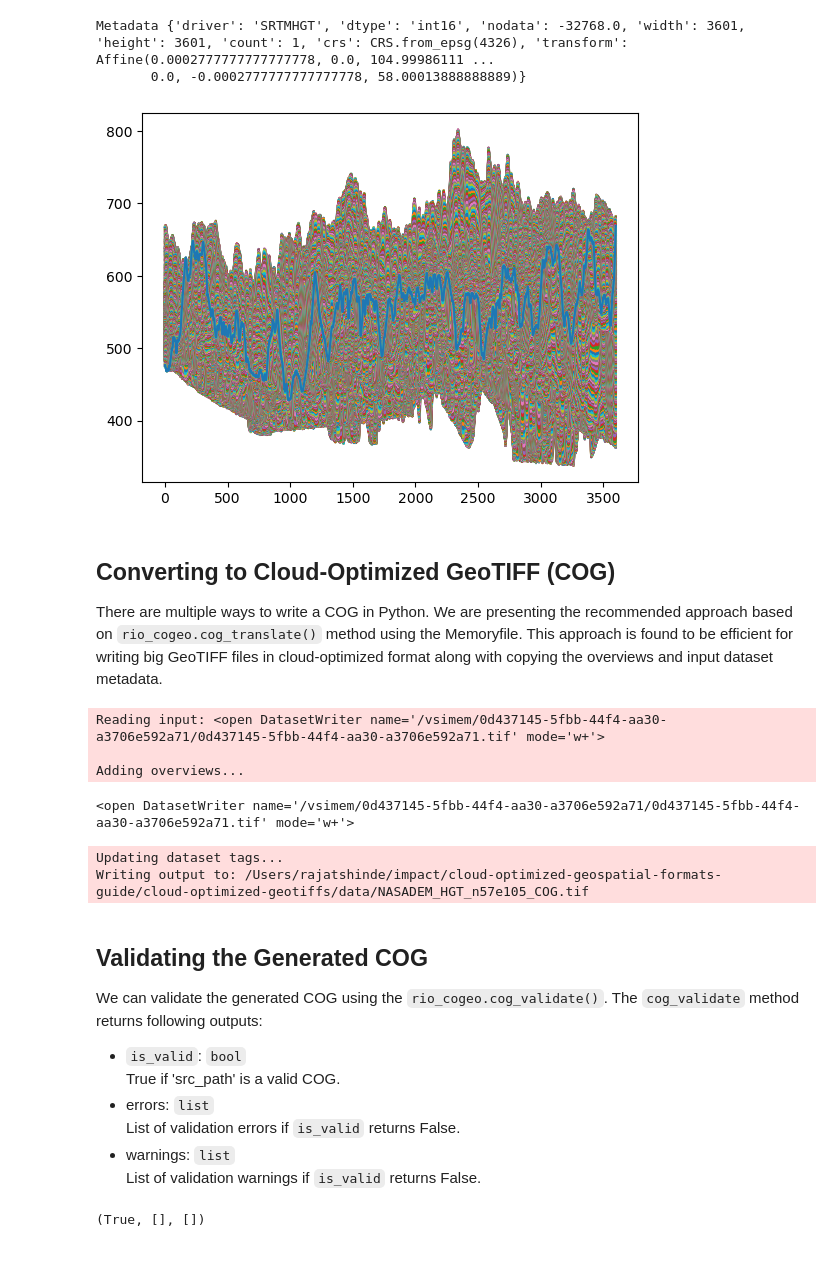
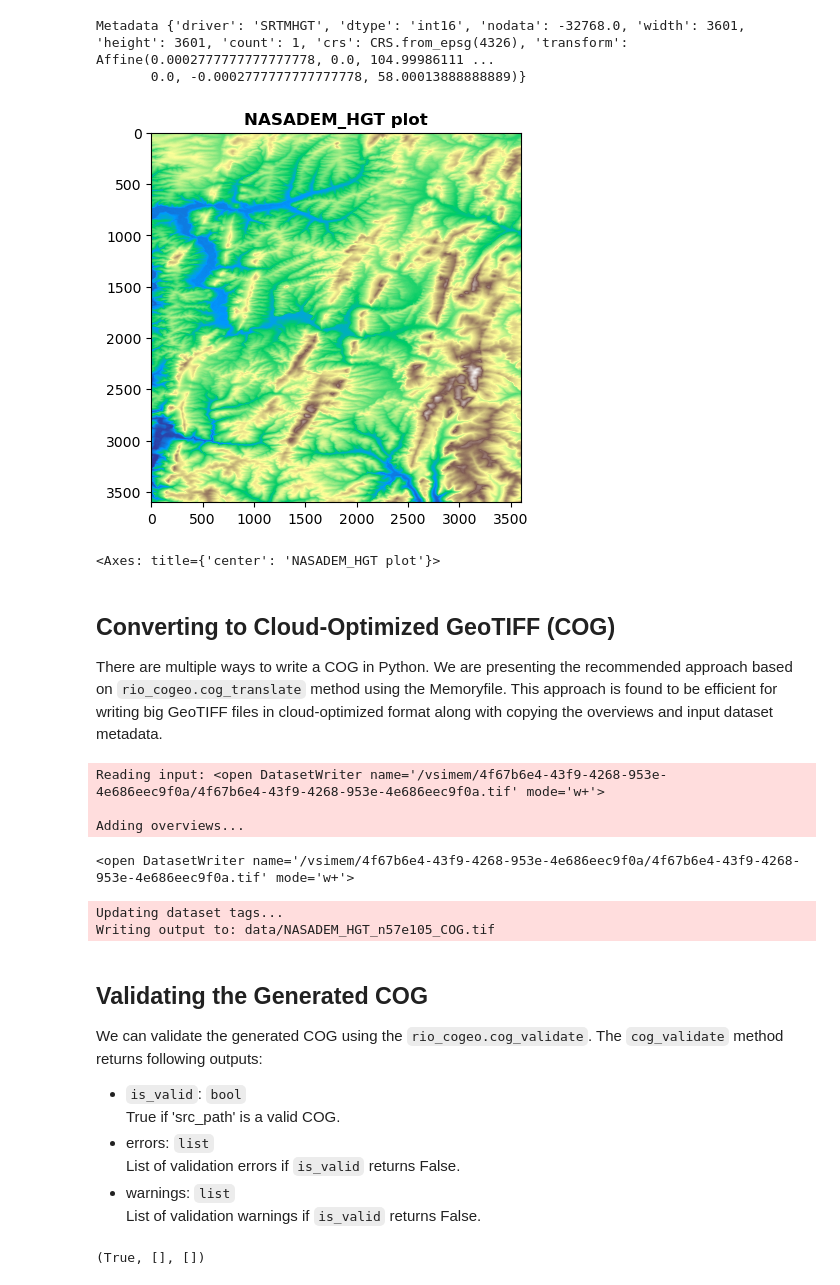
Before and after one commit to cloudnativegeo/cloud-optimized-geospatial-formats-guide, a Jupyter notebook: cloud-optimized-geotiffs/writing-cogs-in-python.ipynb, the cells around one changed output. Cells and saved outputs as stored; diff of their text form; code cells hidden in the pictures; blank space fills up the shorter version.

```diff
--- a/cloud-optimized-geotiffs/writing-cogs-in-python.ipynb
+++ b/cloud-optimized-geotiffs/writing-cogs-in-python.ipynb
@@ -92,10 +94,10 @@ Additionally, we will be using `rasterio.open()` in a `rasterio.Env()` so as to
 # %%
-#Getting the current working directory
+# Getting current working directory
 base_dir = os.getcwd()
 
 #Extracting nXXXeXXX information from the filename
 zip_filename = nasa_dem_filename.split('/')[-1].split('_')[-1] # n57e105.hgt
 hgt_filename = zip_filename.replace('zip', 'hgt')
 
-# "zip:///Users/rajatshinde/impact/cloud-optimized-geospatial-formats-guide/cloud-optimized-geotiffs/data/NASADEM_HGT_n57e105.zip!n57e105.hgt"
-hgt_file_path = "zip:///" + os.path.join(base_dir, nasa_dem_filename) + f"!{hgt_filename}"
+# "zip://data/NASADEM_HGT_n57e105.zip!n57e105.hgt"
+hgt_file_path = "zip://" + nasa_dem_filename + f"!{hgt_filename}"
@@ -115,30 +115,34 @@ print("Metadata", kwargs)
 # %% [output]
 Metadata {'driver': 'SRTMHGT', 'dtype': 'int16', 'nodata': -32768.0, 'width': 3601, 'height': 3601, 'count': 1, 'crs': CRS.from_epsg(4326), 'transform': Affine(0.0002777777777777778, 0.0, 104.99986111 ...
        0.0, -0.0002777777777777778, 58.00013888888889)}
-# %%
-import matplotlib.pyplot as plt
-plt.plot(arr[0])
-plt.show()
-# %% [output]
-[figure, removed]
+# %%
+from rasterio.plot import show
+show(arr[0], cmap = 'terrain', title="NASADEM_HGT plot", label)
+# %% [output]
+[figure, added]
+<Axes: title={'center': 'NASADEM_HGT plot'}>
 # %% [markdown]
 ## Converting to Cloud-Optimized GeoTIFF (COG)
 
-There are multiple ways to write a COG in Python. We are presenting the recommended approach based on `rio_cogeo.cog_translate()` method using the Memoryfile. This approach is found to be efficient for writing big GeoTIFF files in cloud-optimized format along with copying the overviews and input dataset metadata.
+There are multiple ways to write a COG in Python. We are presenting the recommended approach based on `rio_cogeo.cog_translate` method using the Memoryfile. This approach is found to be efficient for writing big GeoTIFF files in cloud-optimized format along with copying the overviews and input dataset metadata.
 # %%
 # Defining the output COG filename
-# /Users/rajatshinde/impact/cloud-optimized-geospatial-formats-guide/cloud-optimized-geotiffs/data/NASADEM_HGT_n57e105_COG.tif
-cog_filename = os.path.join(base_dir, nasa_dem_filename.replace(".zip", "_COG.tif"))
+# path = data/NASADEM_HGT_n57e105_COG.tif
+cog_filename = nasa_dem_filename.replace(".zip", "_COG.tif")
 
 # Setting to default GTiff driver as we will be using `rio-cogeo.cog_translate()`
 kwargs.update(driver="GTiff", predictor=2)
 
 with MemoryFile() as memfile:
+    # Opening an empty MemoryFile for in memory operation - faster
     with memfile.open(**kwargs) as mem:
-        # Populate the input file with numpy array
-        print(mem)
+        # Writing the array values to MemoryFile using the rasterio.io module
+        # https://rasterio.readthedocs.io/en/stable/api/rasterio.io.html
         mem.write(arr)
+
         dst_profile = cog_profiles.get("deflate")
+
+        # Creating destination COG
         cog_translate(
             mem,
             cog_filename,
@@ -146,16 +150,16 @@ with MemoryFile() as memfile:
             in_memory=False
         )
 # %% [output]
-Reading input: <open DatasetWriter name='/vsimem/0d437145-5fbb-44f4-aa30-a3706e592a71/0d437145-5fbb-44f4-aa30-a3706e592a71.tif' mode='w+'>
+Reading input: <open DatasetWriter name='/vsimem/4f67b6e4-43f9-4268-953e-4e686eec9f0a/4f67b6e4-43f9-4268-953e-4e686eec9f0a.tif' mode='w+'>
 
 Adding overviews...
-<open DatasetWriter name='/vsimem/0d437145-5fbb-44f4-aa30-a3706e592a71/0d437145-5fbb-44f4-aa30-a3706e592a71.tif' mode='w+'>
+<open DatasetWriter name='/vsimem/4f67b6e4-43f9-4268-953e-4e686eec9f0a/4f67b6e4-43f9-4268-953e-4e686eec9f0a.tif' mode='w+'>
 Updating dataset tags...
-Writing output to: /Users/rajatshinde/impact/cloud-optimized-geospatial-formats-guide/cloud-optimized-geotiffs/data/NASADEM_HGT_n57e105_COG.tif
+Writing output to: data/NASADEM_HGT_n57e105_COG.tif
 # %% [markdown]
 ## Validating the Generated COG
 
-We can validate the generated COG using the `rio_cogeo.cog_validate()`. The `cog_validate` method returns following outputs:
+We can validate the generated COG using the `rio_cogeo.cog_validate`. The `cog_validate` method returns following outputs:
 * `is_valid`: `bool` \
     True if 'src_path' is a valid COG.
 * errors: `list` \
```
Also changed, not shown: parts of 2 cells of this notebook.
